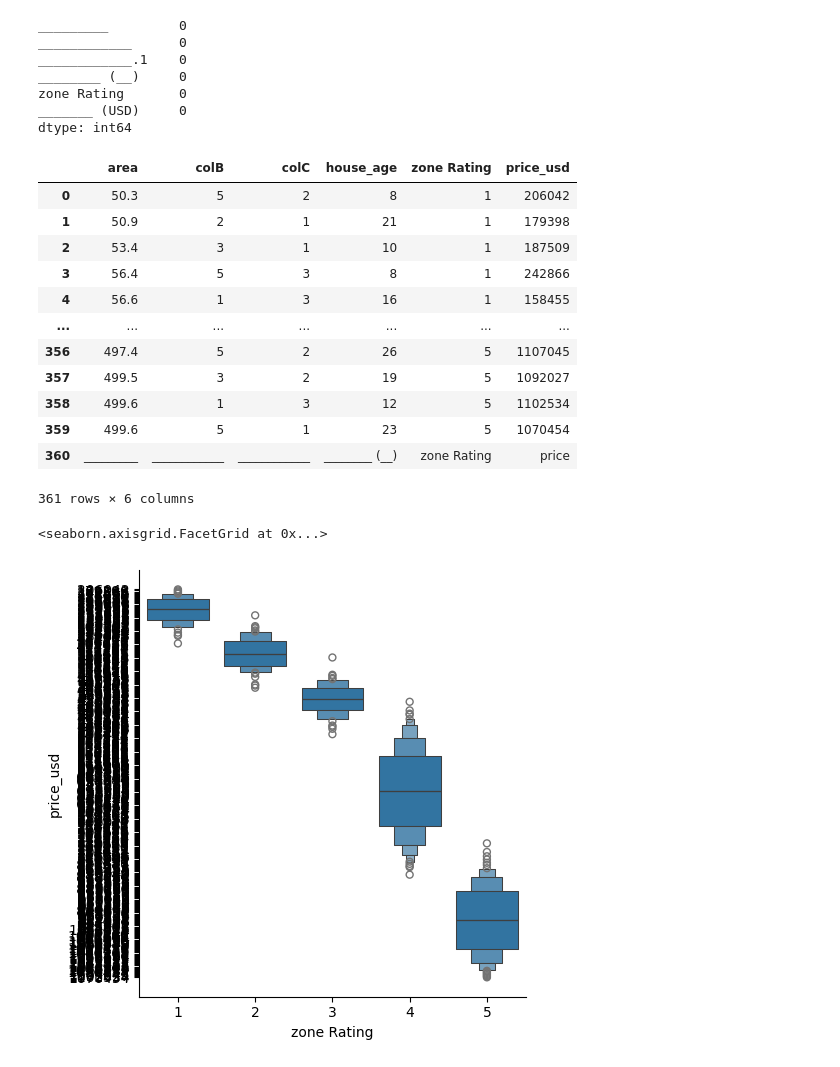
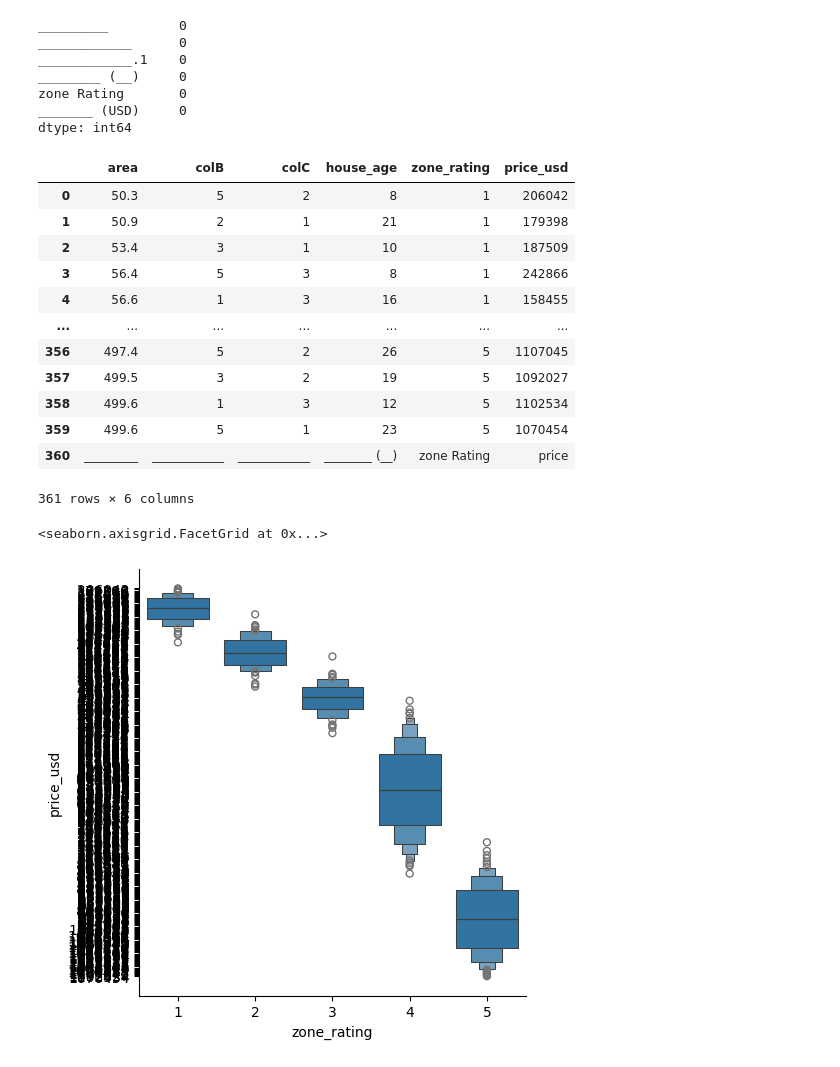
Before and after one commit to Pisit-glitch/Basic-principles-of-Artificial-intelligence, a Jupyter notebook: work station/Regression/Untitled.ipynb, the cells around one changed output. Cells and saved outputs as stored; diff of their text form; code cells hidden in the pictures.

```diff
--- a/work station/Regression/Untitled.ipynb
+++ b/work station/Regression/Untitled.ipynb
@@ -53,11 +53,11 @@ zone Rating       0
 _______ (USD)     0
 dtype: int64
 # %%
-df.columns = ['area', 'colB', 'colC', 'house_age', 'zone Rating', 'price_usd']
+df.columns = ['area', 'colB', 'colC', 'house_age', 'zone_rating', 'price_usd']
 # %%
 df
 # %% [output]
-|  | area | colB | colC | house_age | zone Rating | price_usd |
+|  | area | colB | colC | house_age | zone_rating | price_usd |
 | 0 | 50.3 | 5 | 2 | 8 | 1 | 206042 |
 | 1 | 50.9 | 2 | 1 | 21 | 1 | 179398 |
 | 2 | 53.4 | 3 | 1 | 10 | 1 | 187509 |
@@ -75,10 +75,10 @@ df = df.drop(360)
 # %%
 import seaborn as sns
 # %%
-sns.catplot(df, x='zone Rating', y='price_usd', kind='boxen')
+sns.catplot(df, x='zone_rating', y='price_usd', kind='boxen')
 # %% [output]
 <seaborn.axisgrid.FacetGrid at 0x...>
-[figure, old version]
+[figure, new version]
 # %%
 df = df.apply(pd.to_numeric)
 # %%
```
Also changed, not shown: 2 other files.
